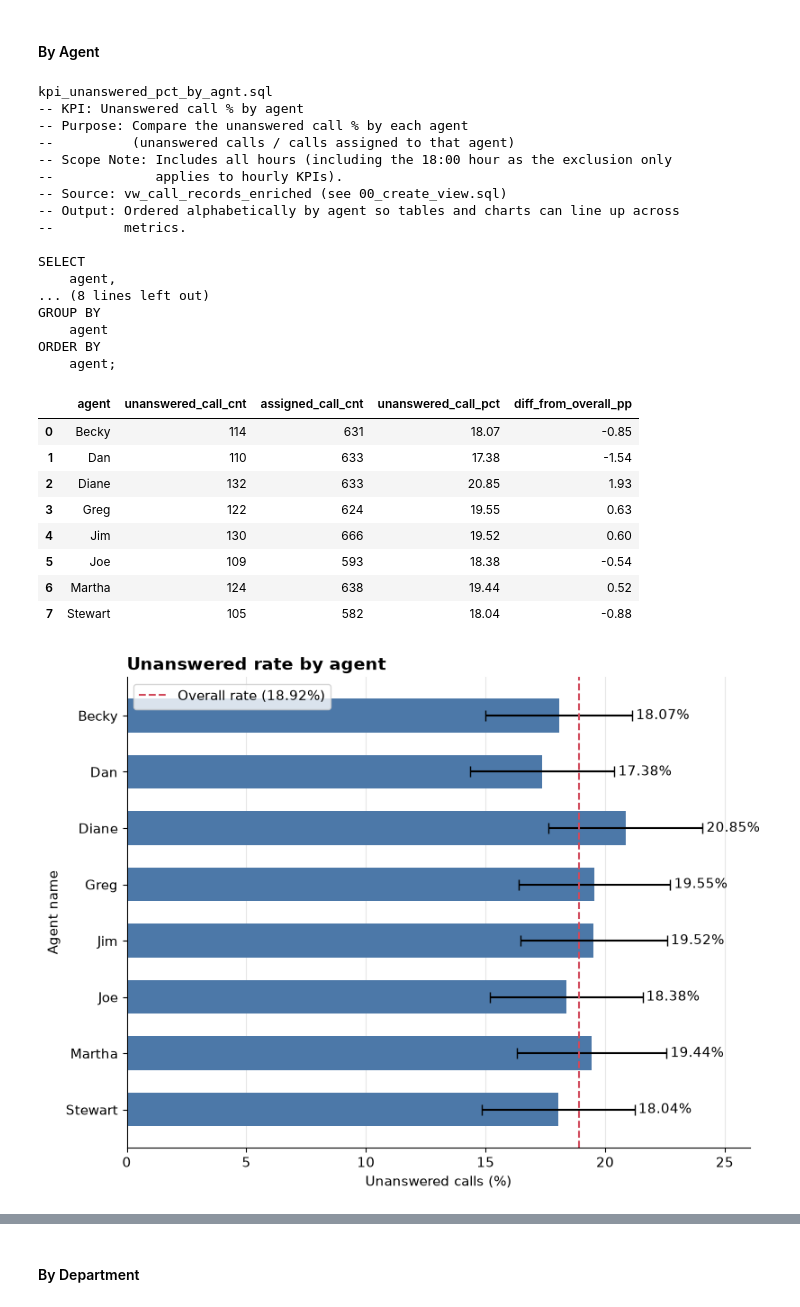
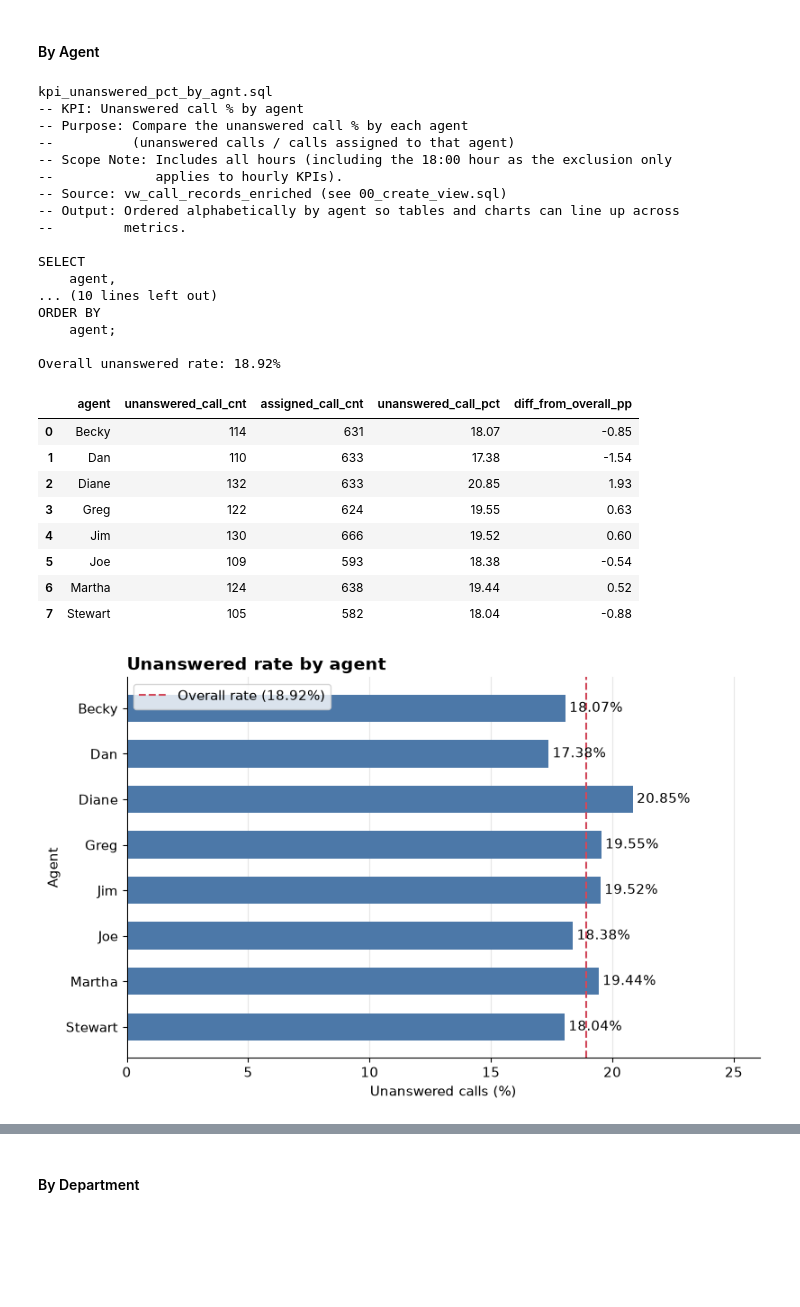
Before and after one commit to Ashish-Krishna-K/call-center-staffing-analytics, a Jupyter notebook: notebooks/03_kpi_analysis.ipynb, the cells around one changed output, grey strips where cells are left out. Drawn from its saved outputs; the diff is of its cells as text; code cells hidden in the pictures; blank space fills up the shorter version.

Commit message:
Removes the error range from the charts and rewrites the observations

```diff
--- a/notebooks/03_kpi_analysis.ipynb
+++ b/notebooks/03_kpi_analysis.ipynb
@@ -510,11 +502,9 @@ filename = sql_results["unanswered_rate_agnt"]["filename"]
 sql_query = sql_results["unanswered_rate_agnt"]["sql_query"]
 df = sql_results["unanswered_rate_agnt"]["dataframe"]
 overall_rate = df["unanswered_call_cnt"].sum() / df["assigned_call_cnt"].sum() * 100
-p = df["unanswered_call_pct"] / 100
-n = df["assigned_call_cnt"]
-se = ((p * (1-p) / n) ** 0.5) * 100
 print(filename)
 print(sql_query)
+print(f"\nOverall unanswered rate: {overall_rate:.2f}%")
 display(
     df.assign(diff_from_overall_pp=(df["unanswered_call_pct"] - overall_rate).round(2))
 )
@@ -531,11 +521,11 @@ kpi_unanswered_pct_by_agnt.sql
 
 SELECT
     agent,
-... (8 lines left out)
-GROUP BY
-    agent
+... (10 lines left out)
 ORDER BY
     agent;
+
+Overall unanswered rate: 18.92%
 |  | agent | unanswered_call_cnt | assigned_call_cnt | unanswered_call_pct | diff_from_overall_pp |
 | 0 | Becky | 114 | 631 | 18.07 | -0.85 |
 | 1 | Dan | 110 | 633 | 17.38 | -1.54 |
@@ -546,37 +536,35 @@ ORDER BY
 | 6 | Martha | 124 | 638 | 19.44 | 0.52 |
 | 7 | Stewart | 105 | 582 | 18.04 | -0.88 |
 # %%
-fig, ax = plt.subplots(figsize=(8, 6), layout="constrained")
+fig, ax = plt.subplots(figsize=(8, 5), layout="constrained")
 bars = ax.barh(
     y=df["agent"],
     width=df["unanswered_call_pct"],
     color=BAR_COLOR_BLUE,
     height=0.6,
-    xerr=2*se,
-    capsize=4
 )
 labels = [f"{v:.2f}%" for v in df["unanswered_call_pct"]]
 ax.bar_label(bars, labels=labels, padding=3)
 ax.axvline(
     overall_rate,
     color=REF_LINE_RED,
     linestyle="--",
     linewidth=1.5,
     label=f"Overall rate ({overall_rate:.2f}%)",
 )
 ax.set_xlim(0, df["unanswered_call_pct"].max() * 1.25)
 ax.set_title("Unanswered rate by agent")
-ax.set_ylabel("Agent name")
+ax.set_ylabel("Agent")
 ax.set_xlabel("Unanswered calls (%)")
 ax.invert_yaxis()
 ax.legend()
 ax.grid(axis="x", alpha=0.3)
 
 chart_name = filename.replace(".sql", ".png", 1).replace("kpi_", "")
 fig.savefig(charts_dir / chart_name, dpi=200, bbox_inches="tight")
 plt.show()
 # %% [output]
-[figure, old version]
+[figure, new version]
 # %% [markdown]
 ##### Observations
 
```
Also changed, not shown: parts of 35 cells of this notebook, 12 other files.
